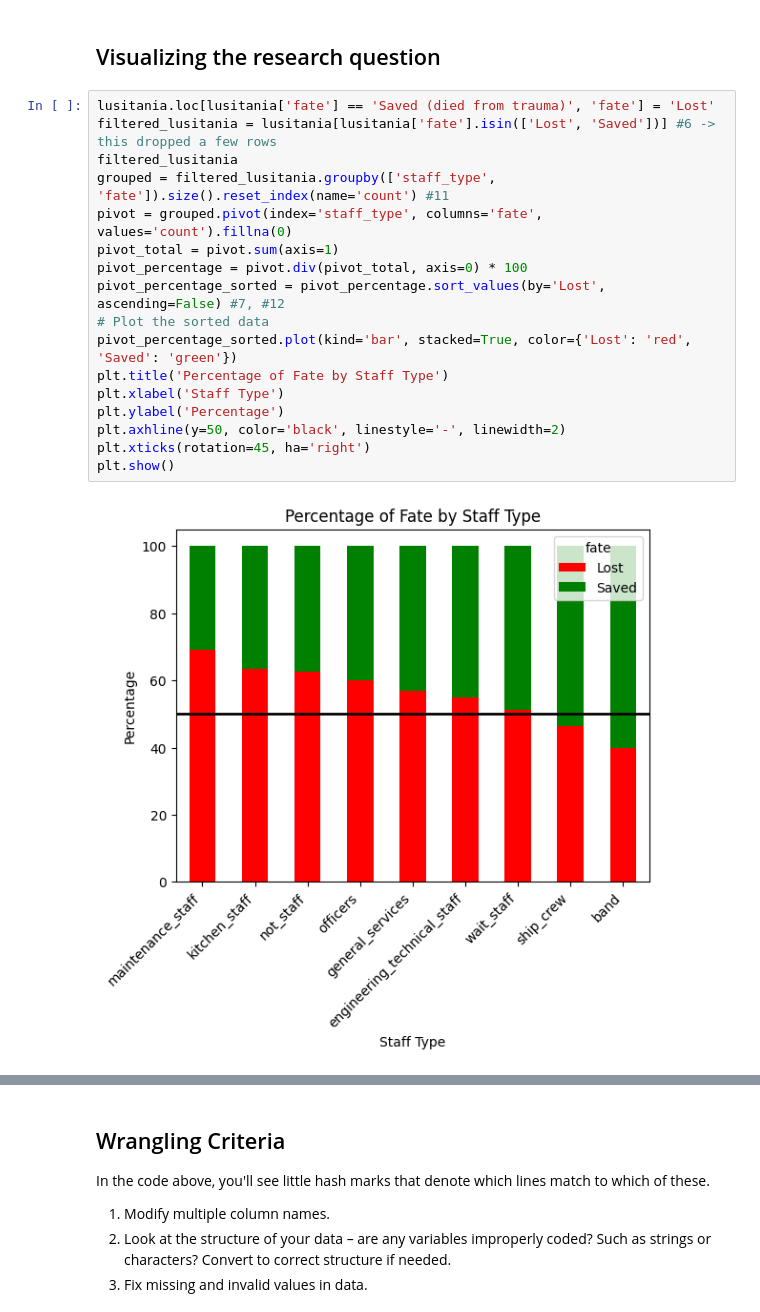
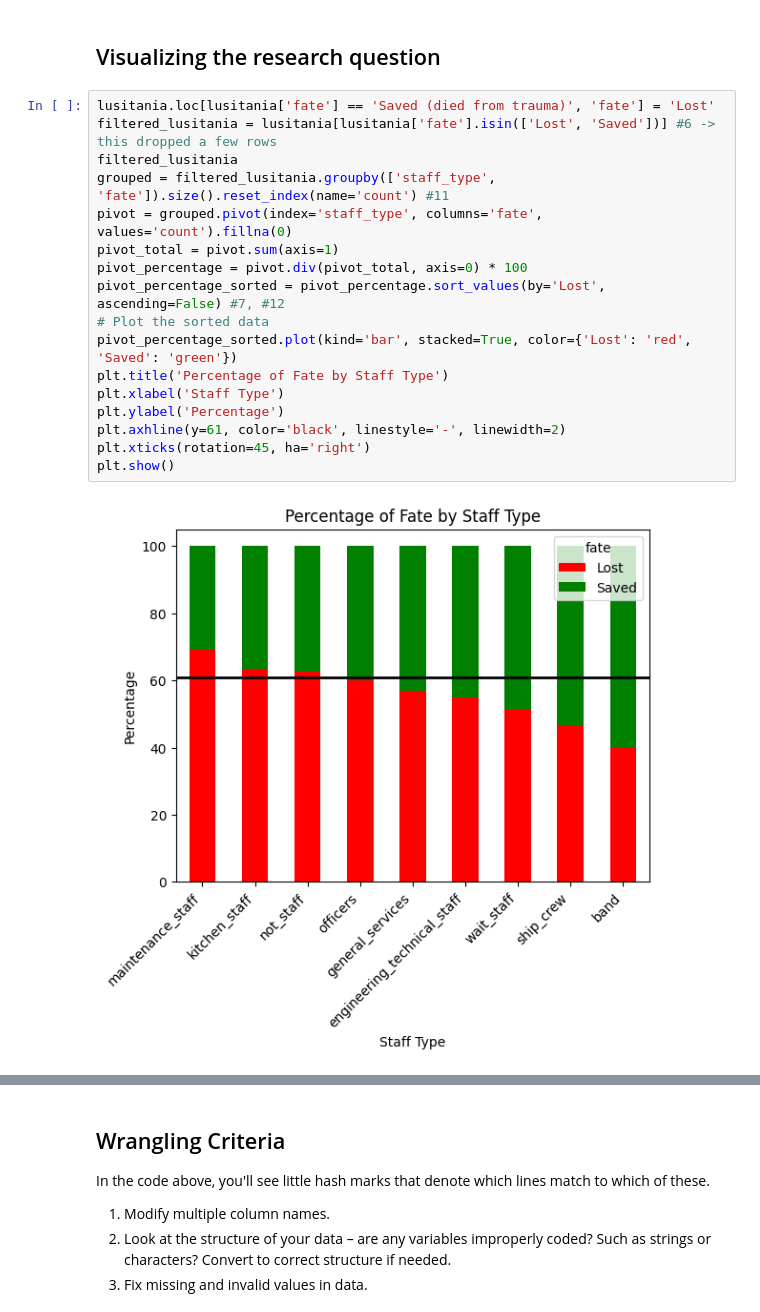
Before and after one commit to tonythor/cuny-datascience, a Jupyter notebook: data602-advpy/src/notebook/07_assignment_tonyfraser.ipynb, the cells around one changed output, grey strips where cells are left out. Cells and saved outputs as stored; diff of their text form.

```diff
--- a/data602-advpy/src/notebook/07_assignment_tonyfraser.ipynb
+++ b/data602-advpy/src/notebook/07_assignment_tonyfraser.ipynb
@@ -232,22 +232,22 @@ plt.show()
 # %%
 lusitania.loc[lusitania['fate'] == 'Saved (died from trauma)', 'fate'] = 'Lost'
 filtered_lusitania = lusitania[lusitania['fate'].isin(['Lost', 'Saved'])] #6 -> this dropped a few rows
 filtered_lusitania
 grouped = filtered_lusitania.groupby(['staff_type', 'fate']).size().reset_index(name='count') #11
 pivot = grouped.pivot(index='staff_type', columns='fate', values='count').fillna(0)
 pivot_total = pivot.sum(axis=1)
 pivot_percentage = pivot.div(pivot_total, axis=0) * 100
 pivot_percentage_sorted = pivot_percentage.sort_values(by='Lost', ascending=False) #7, #12
 # Plot the sorted data
 pivot_percentage_sorted.plot(kind='bar', stacked=True, color={'Lost': 'red', 'Saved': 'green'})
 plt.title('Percentage of Fate by Staff Type')
 plt.xlabel('Staff Type')
 plt.ylabel('Percentage')
-plt.axhline(y=50, color='black', linestyle='-', linewidth=2)
+plt.axhline(y=61, color='black', linestyle='-', linewidth=2)
 plt.xticks(rotation=45, ha='right')
 plt.show()
 # %% [output]
-[figure, old version]
+[figure, new version]
 # %% [markdown]
 # Conclusions
 
```
Also changed, not shown: parts of 2 cells of this notebook.
